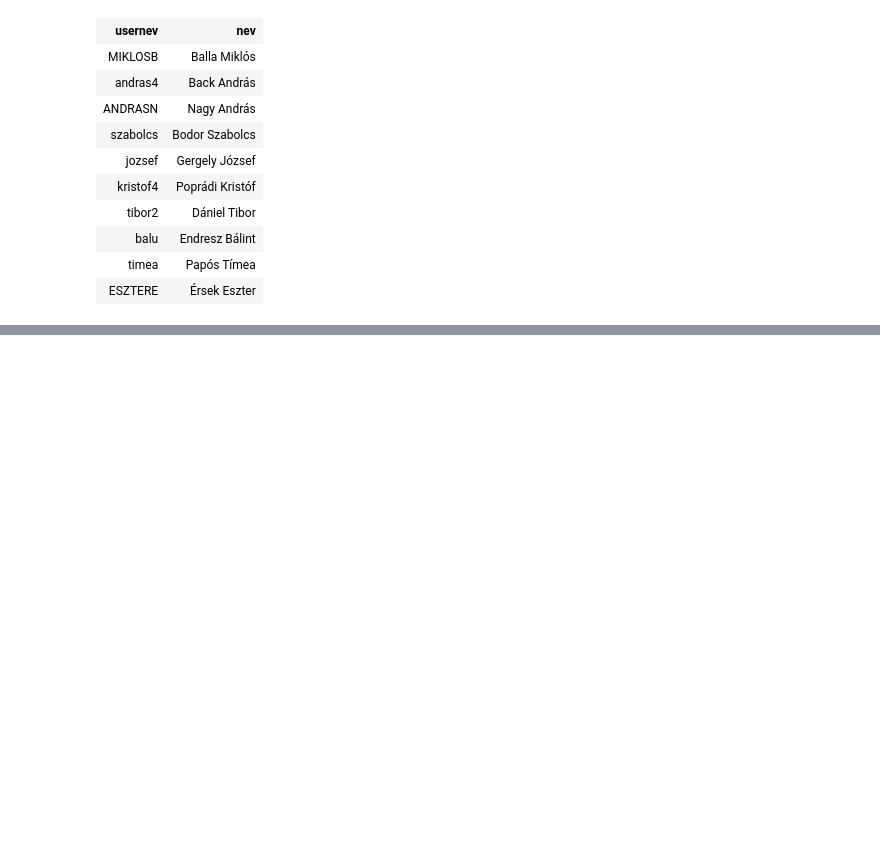
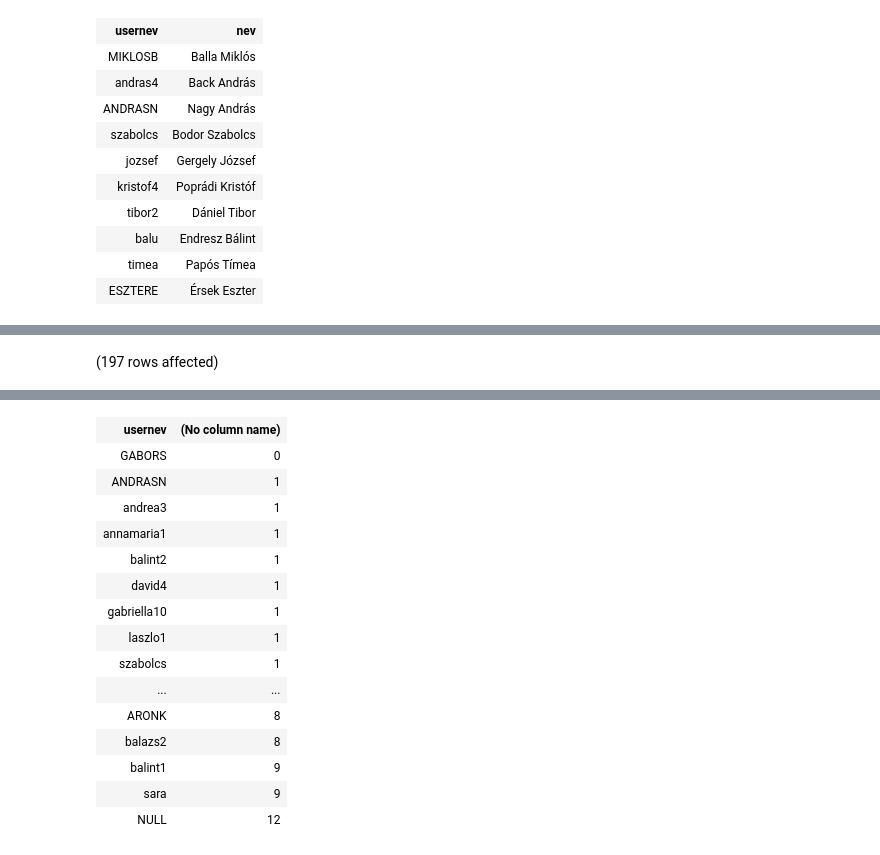
Before and after one commit to mlevente0703/sqlgyak03, a Jupyter notebook: gyakorlat06_feladatok.ipynb, the cells around one changed output, grey strips where cells are left out. Saved outputs shown, nothing was run; the diff lists cells and outputs as text; code cells hidden in the pictures; blank space fills up the shorter version.

```diff
--- a/gyakorlat06_feladatok.ipynb
+++ b/gyakorlat06_feladatok.ipynb
@@ -339,0 +346,8 @@ Total execution time: 00:00:00.921
+# %%
+SELECT DISTINCT v.usernev, COUNT(distinct(szh.SZALLAS_ID))
+FROM Vendeg v LEFT JOIN Foglalas f ON v.USERNEV = f.UGYFEL_FK
+              LEFT JOIN Szoba sz ON f.SZOBA_FK = sz.SZOBA_ID
+              LEFT JOIN Szallashely szh ON sz.SZALLAS_FK = szh.SZALLAS_ID
+GROUP BY ROLLUP(v.usernev)
+order BY 2
+# %% [output]
@@ -339,0 +355 @@ Total execution time: 00:00:00.921
+(197 rows affected)
@@ -339,0 +357,16 @@ Total execution time: 00:00:00.921
+| usernev | (No column name) |
+| GABORS | 0 |
+| ANDRASN | 1 |
+| andrea3 | 1 |
+| annamaria1 | 1 |
+| balint2 | 1 |
+| david4 | 1 |
+| gabriella10 | 1 |
+| laszlo1 | 1 |
+| szabolcs | 1 |
+| ... | ... |
+| ARONK | 8 |
+| balazs2 | 8 |
+| balint1 | 9 |
+| sara | 9 |
+| NULL | 12 |
```
Also changed, not shown: parts of 7 cells of this notebook.
